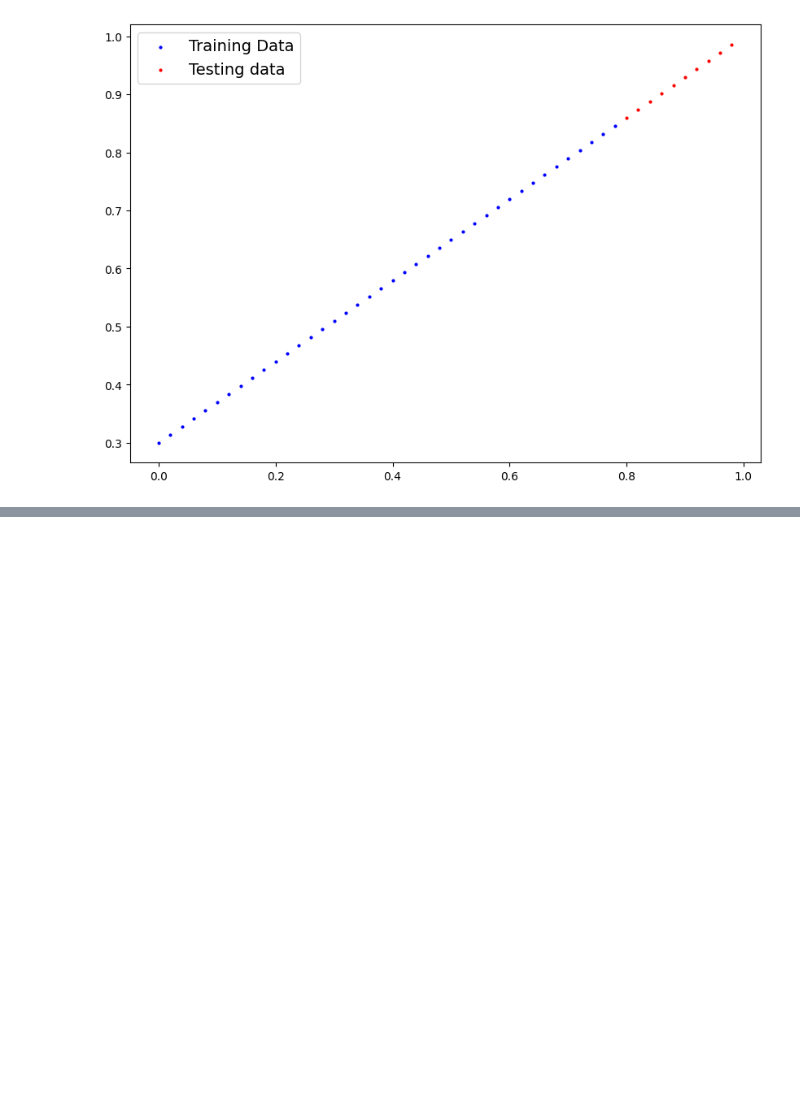
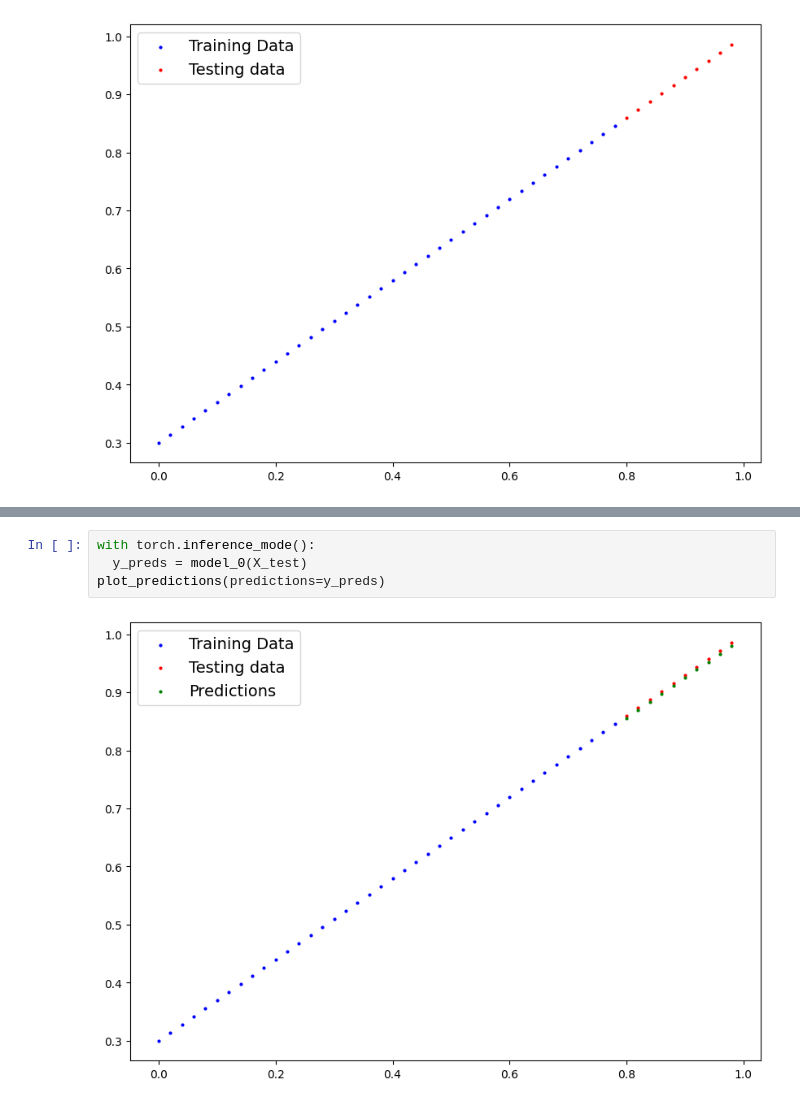
Before and after one commit to Prayag79/Deep-learning, a Jupyter notebook: 01_pytorch_workflow.ipynb, the cells around one changed output, grey strips where cells are left out. Drawn from its saved outputs; the diff is of its cells as text; blank space fills up the shorter version.

```diff
--- a/01_pytorch_workflow.ipynb
+++ b/01_pytorch_workflow.ipynb
@@ -78,0 +254,6 @@ class LinearRegressionModelV1(nn.Module):
+# %%
+with torch.inference_mode():
+  y_preds = model_0(X_test)
+plot_predictions(predictions=y_preds)
+# %% [output]
+[figure, added]
```
Also changed, not shown: parts of 13 cells of this notebook.
